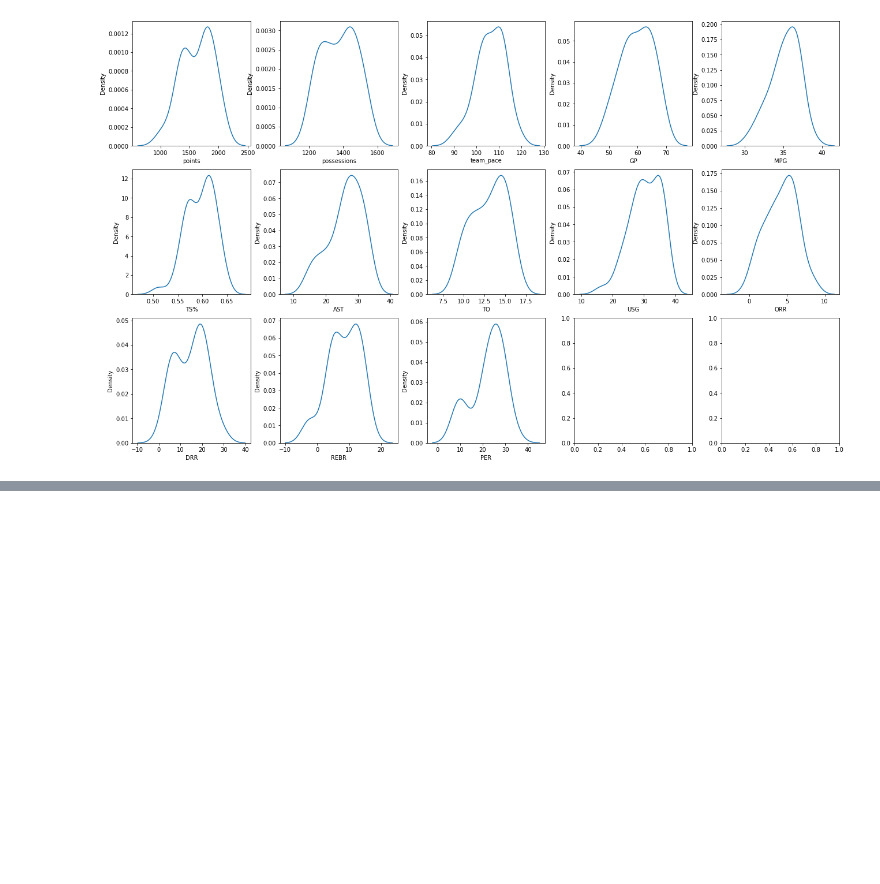
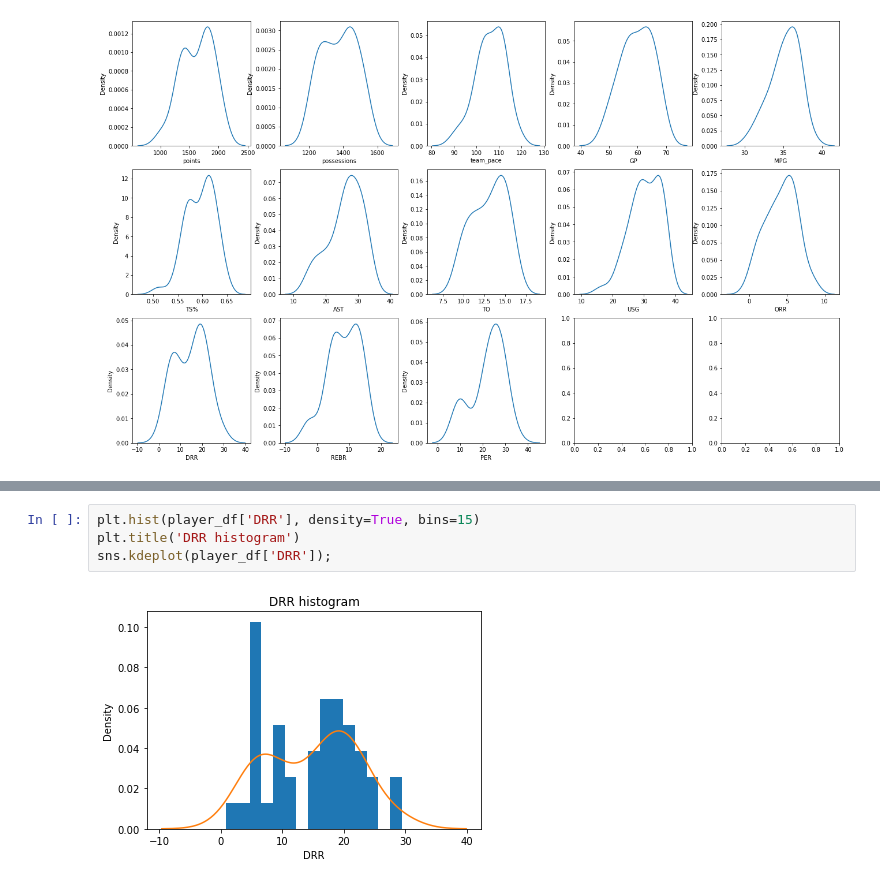
Before and after one commit to Shpchv/basketboll-analytics, a Jupyter notebook: space-jam-anl.ipynb, the cells around one changed output, grey strips where cells are left out. Drawn from its saved outputs; the diff is of its cells as text; blank space fills up the shorter version.

```diff
--- a/space-jam-anl.ipynb
+++ b/space-jam-anl.ipynb
@@ -282,0 +313,6 @@ for i in range(len(cols)):
+# %%
+plt.hist(player_df['DRR'], density=True, bins=15)
+plt.title('DRR histogram')
+sns.kdeplot(player_df['DRR']);
+# %% [output]
+[figure, added]
```
Also changed, not shown: parts of 20 cells of this notebook.
